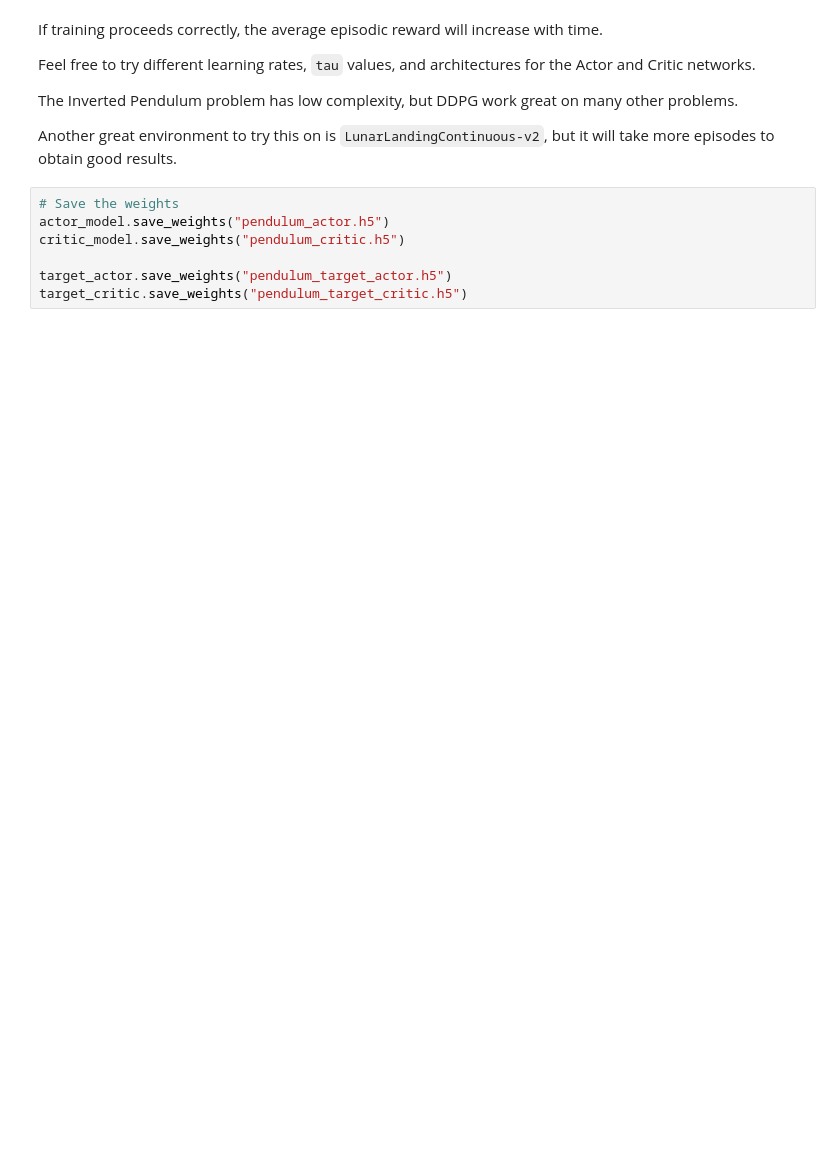
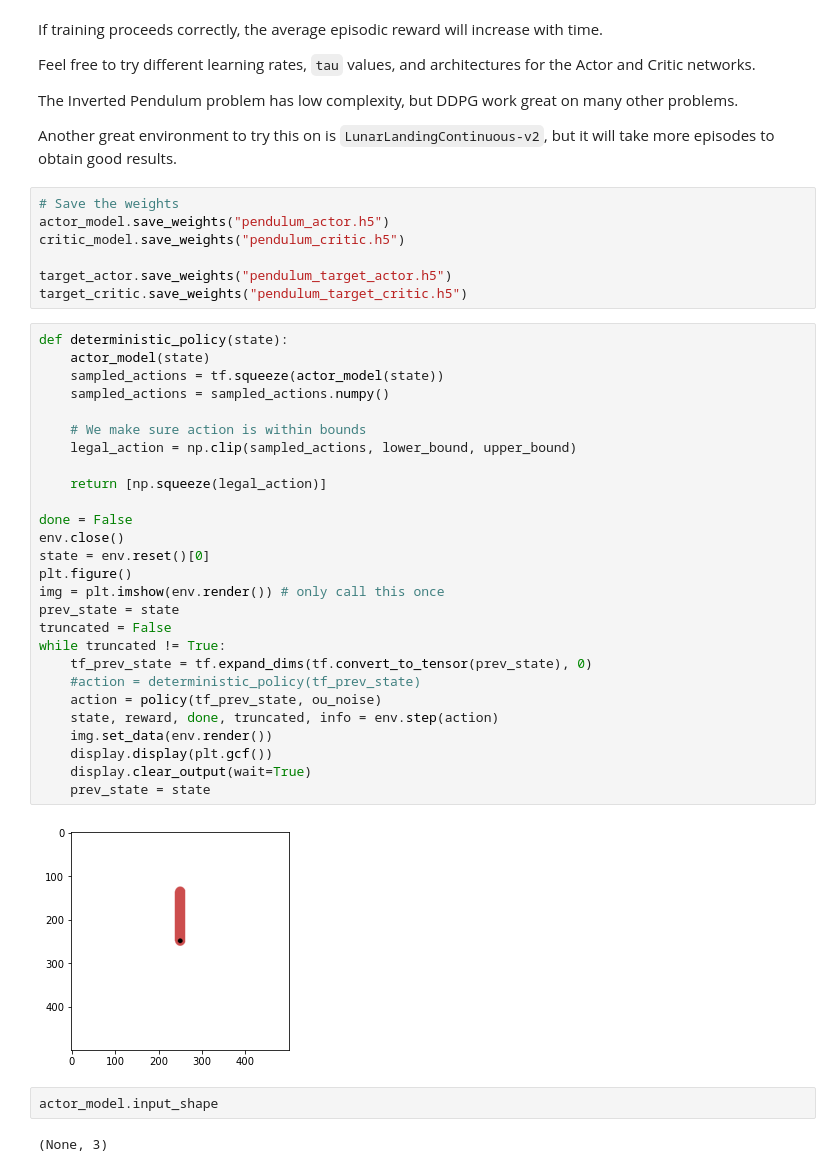
Before and after one commit to bluelancer/WASPRL2022Lab2, a Jupyter notebook: Lab3_ddpg_pendulum.ipynb, the cells around one changed output. Cells and saved outputs as stored; diff of their text form; blank space fills up the shorter version.

```diff
--- a/Lab3_ddpg_pendulum.ipynb
+++ b/Lab3_ddpg_pendulum.ipynb
@@ -405,6 +409,39 @@ critic_model.save_weights("pendulum_critic.h5")
 
 target_actor.save_weights("pendulum_target_actor.h5")
 target_critic.save_weights("pendulum_target_critic.h5")
+# %%
+def deterministic_policy(state):
+    actor_model(state)
+    sampled_actions = tf.squeeze(actor_model(state))
+    sampled_actions = sampled_actions.numpy()
+
+    # We make sure action is within bounds
+    legal_action = np.clip(sampled_actions, lower_bound, upper_bound)
+
+    return [np.squeeze(legal_action)]
+
+done = False
+env.close()
+state = env.reset()[0]
+plt.figure()
+img = plt.imshow(env.render()) # only call this once
+prev_state = state
+truncated = False
+while truncated != True:
+    tf_prev_state = tf.expand_dims(tf.convert_to_tensor(prev_state), 0)
+    #action = deterministic_policy(tf_prev_state)
+    action = policy(tf_prev_state, ou_noise)
+    state, reward, done, truncated, info = env.step(action)
+    img.set_data(env.render())
+    display.display(plt.gcf())
+    display.clear_output(wait=True)
+    prev_state = state
+# %% [output]
+[figure, added]
+# %%
+actor_model.input_shape
+# %% [output]
+(None, 3)
 # %% [markdown]
 Before Training:
 
```
Also changed, not shown: parts of 1 cell of this notebook, 1 other file.
